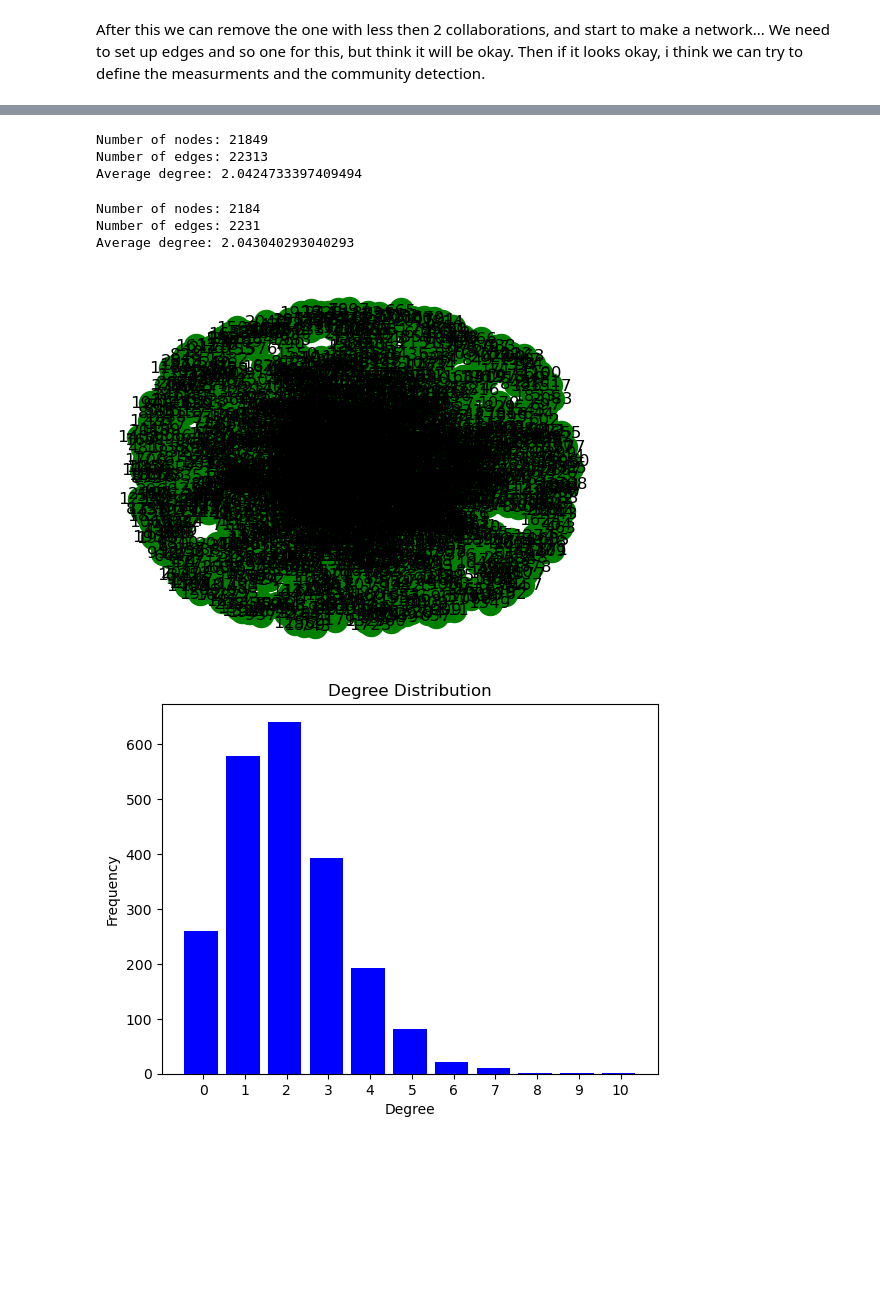
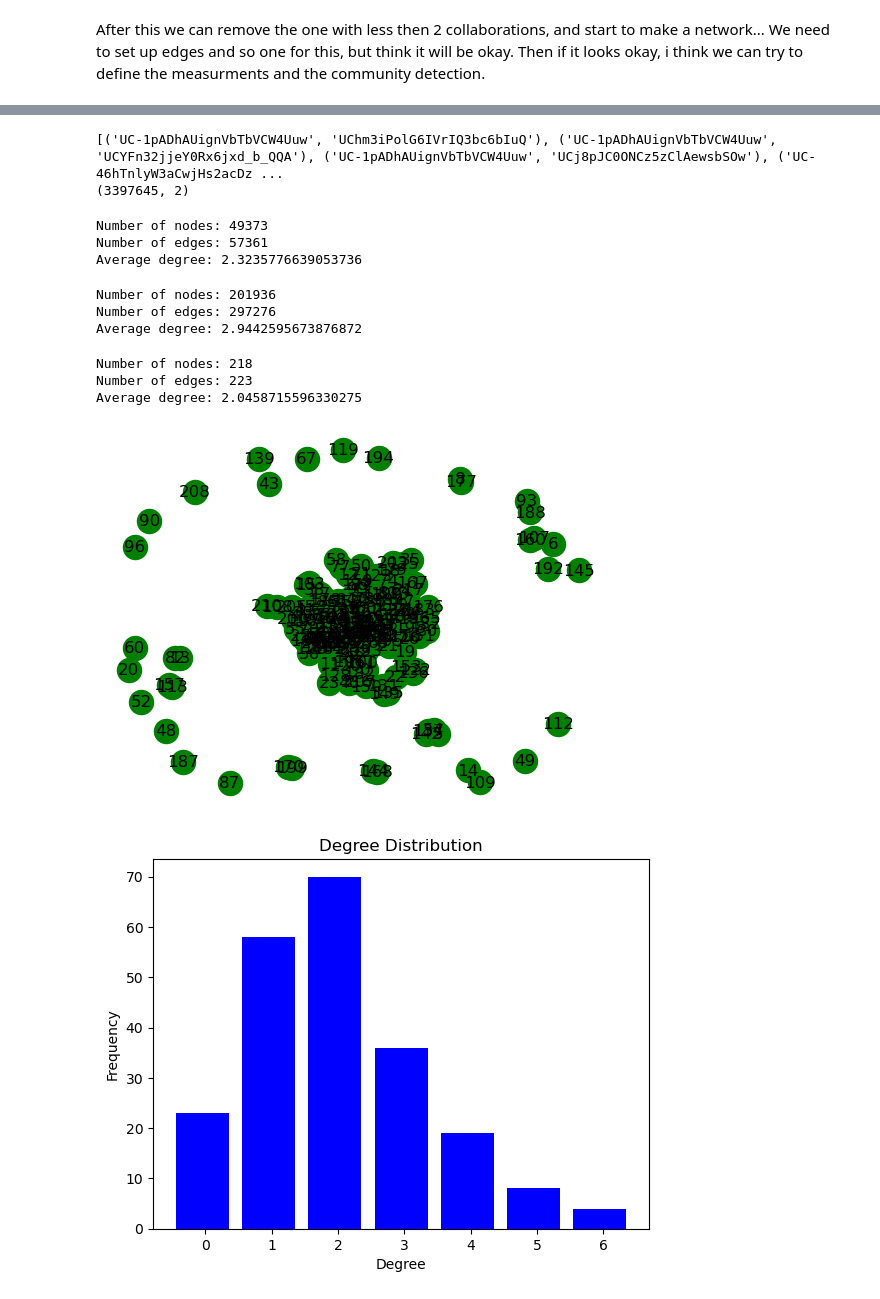
Before and after one commit to epfl-ada/ada-2023-project-adacadabra, a Jupyter notebook: Project_partMats.ipynb, the cells around one changed output, grey strips where cells are left out. Saved outputs shown, nothing was run; the diff lists cells and outputs as text; code cells hidden in the pictures; blank space fills up the shorter version.

```diff
--- a/Project_partMats.ipynb
+++ b/Project_partMats.ipynb
@@ -550,7 +572,7 @@ After this we can remove the one with less then 2 collaborations, and start to m
 We need to set up edges and so one for this, but think it will be okay.
 Then if it looks okay, i think we can try to define the measurments and the community detection.
 # %%
-df_collab_per_week_more_than_20 = df_collab_per_week_nonNAN_index_reset[df_collab_per_week_nonNAN_index_reset['num_collaborators']>50]
+df_collab_per_week_more_than_20 = df_collab_per_week_nonNAN_index_reset[df_collab_per_week_nonNAN_index_reset['num_collaborators']>20]
 display(df_collab_per_week_more_than_20)
 # %% [output]
 |  | index | Year-Week | channel_id | collaborators_in_week | extracted_collaborators | num_collaborators | ... |
@@ -587,3 +610,23 @@ print(np.shape(edges_new))
+# %%
+# Function to create edges from a row
+def create_edges_new(row):
+    return list(product([row['channel_id']], row['unique_collaborators']))
+
+chunk_size = 5000
+edges_all = []
+
+df_collab_per_week_nonNAN_index_reset
+
+for start in range(0, len(df_collab_per_week_nonNAN_index_reset), chunk_size):
+    chunk = df_collab_per_week_nonNAN_index_reset.iloc[start:start + chunk_size]
+    chunk_edges = chunk.apply(create_edges, axis=1).explode().tolist()
+    edges_all.extend(chunk_edges)
+
+print(edges_all[:10])
+print(np.shape(edges_all))
+# %% [output]
+[('UC-1pADhAUignVbTbVCW4Uuw', 'UChm3iPolG6IVrIQ3bc6bIuQ'), ('UC-1pADhAUignVbTbVCW4Uuw', 'UCYFn32jjeY0Rx6jxd_b_QQA'), ('UC-1pADhAUignVbTbVCW4Uuw', 'UCj8pJC0ONCz5zClAewsbSOw'), ('UC-46hTnlyW3aCwjHs2acDz ...
+(3397645, 2)
 # %%
 G = nx.Graph()
 G.add_edges_from(edges_new)
@@ -596,9 +639,17 @@ def describe_graph(G):
 
 describe_graph(G)
 # %% [output]
-Number of nodes: 21849
-Number of edges: 22313
-Average degree: 2.0424733397409494
+Number of nodes: 49373
+Number of edges: 57361
+Average degree: 2.3235776639053736
+# %%
+G_A = nx.Graph()
+G_A.add_edges_from(edges_all)
+describe_graph(G_A)
+# %% [output]
+Number of nodes: 201936
+Number of edges: 297276
+Average degree: 2.9442595673876872
 # %%
 # Helper function for visualizing the graph
 def visualize_graph(G, with_labels=True, k=None, alpha=1.0, node_shape='o'):
@@ -630,19 +681,19 @@ def plot_degree_distribution(G):
     ax.set_xticklabels(deg)
 # %%
 #Make only with bootstraping, take random visualization.
-n = 2184
-m = 2231
+n = 218
+m = 223
 
 erG = nx.gnm_random_graph(n, m)
 
 describe_graph(erG)
 visualize_graph(erG, k=0.05, alpha=0.8)
 plot_degree_distribution(erG)
 # %% [output]
-Number of nodes: 2184
-Number of edges: 2231
-Average degree: 2.043040293040293
+Number of nodes: 218
+Number of edges: 223
+Average degree: 2.0458715596330275
-[figure, old version]
+[figure, new version]
-[figure, old version]
+[figure, new version]
 # %%
 import random
```
Also changed, not shown: parts of 34 cells of this notebook, 13 other files.
